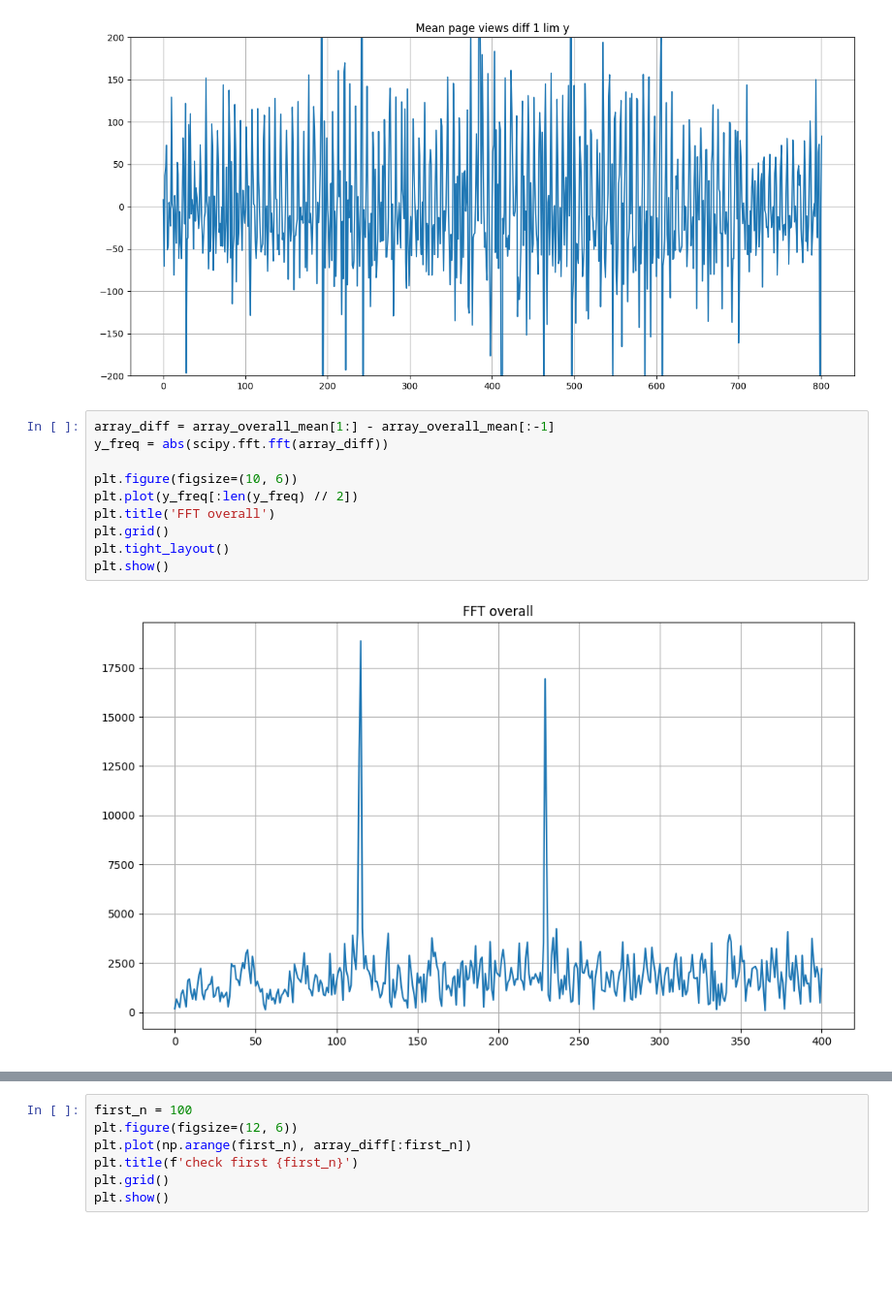
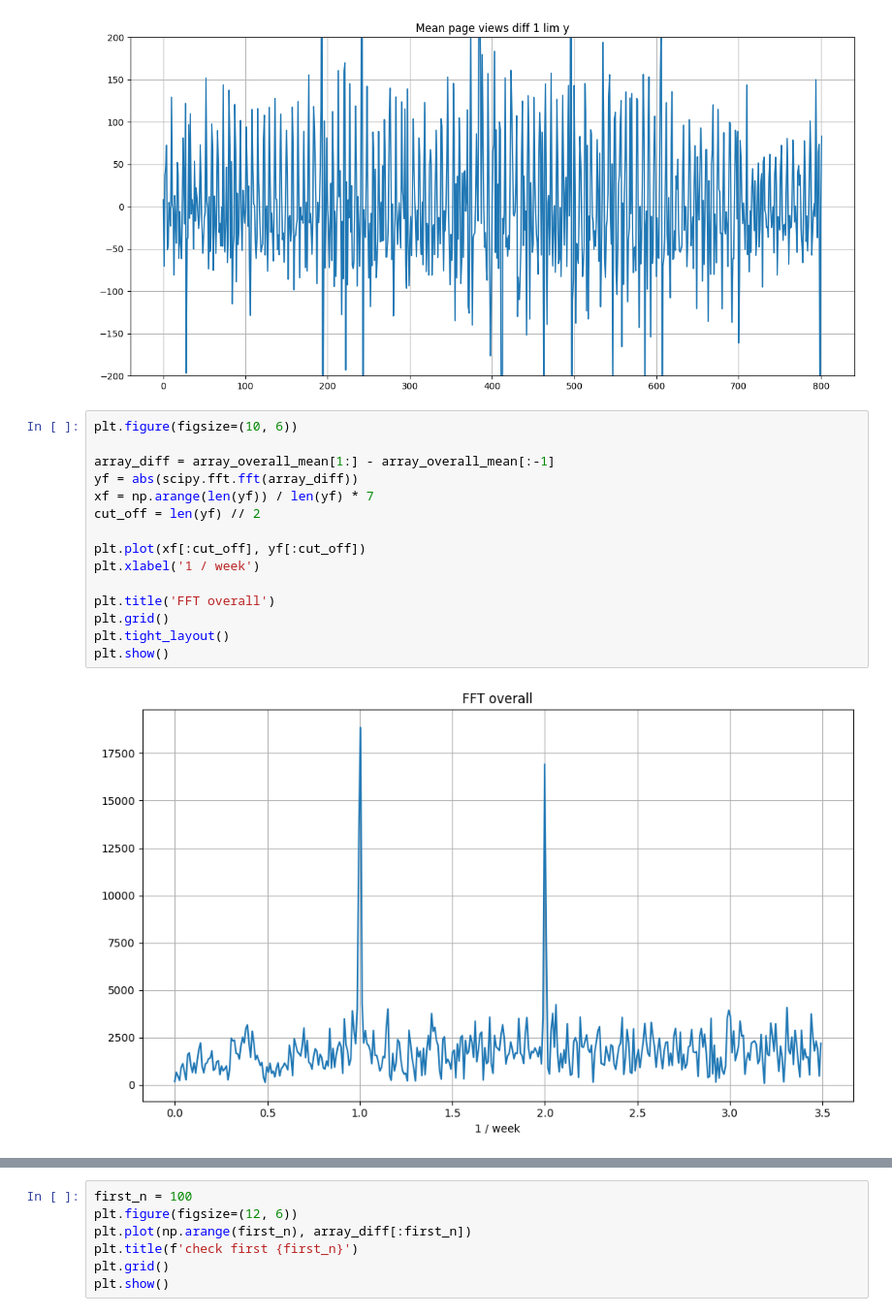
Before and after one commit to btbcy/ds_final, a Jupyter notebook: fft.ipynb, the cells around one changed output, grey strips where cells are left out. Shown at 97% size. Drawn from its saved outputs; the diff is of its cells as text; blank space fills up the shorter version.

```diff
--- a/fft.ipynb
+++ b/fft.ipynb
@@ -63,15 +63,20 @@ plt.show()
 [figure]
 [figure]
 # %%
+plt.figure(figsize=(10, 6))
+
 array_diff = array_overall_mean[1:] - array_overall_mean[:-1]
-y_freq = abs(scipy.fft.fft(array_diff))
+yf = abs(scipy.fft.fft(array_diff))
+xf = np.arange(len(yf)) / len(yf) * 7
+cut_off = len(yf) // 2
 
-plt.figure(figsize=(10, 6))
-plt.plot(y_freq[:len(y_freq) // 2])
+plt.plot(xf[:cut_off], yf[:cut_off])
+plt.xlabel('1 / week')
+
 plt.title('FFT overall')
 plt.grid()
 plt.tight_layout()
 plt.show()
 # %% [output]
-[figure, old version]
+[figure, new version]
 # %%
```
Also changed, not shown: parts of 9 cells of this notebook.
